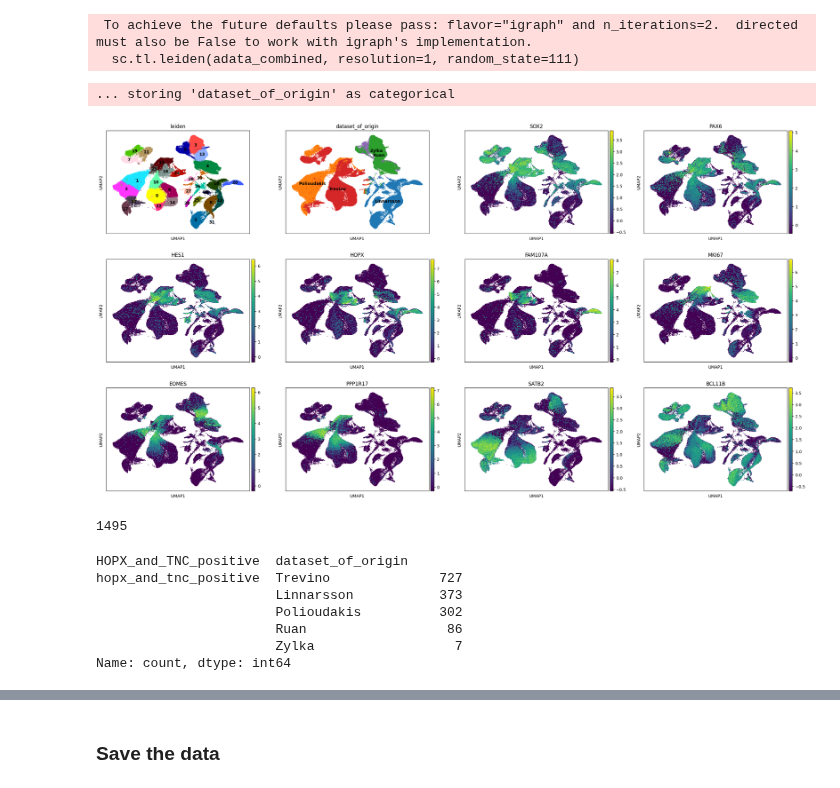
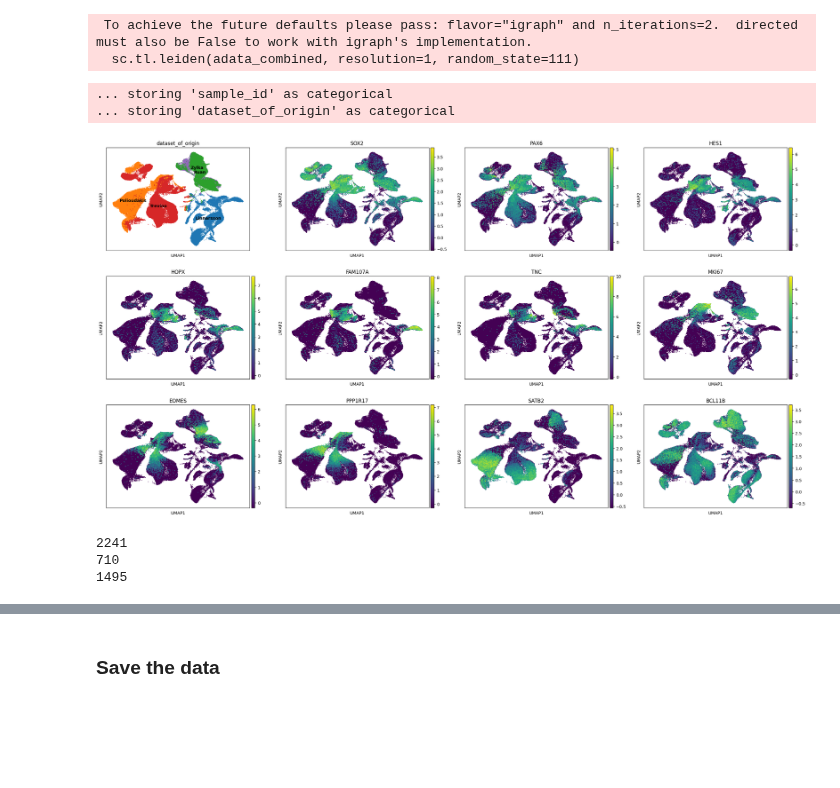
Before and after one commit to KalebicLab/ScDGomics, a Jupyter notebook: notebooks/scdgomics_normalization.ipynb, the cells around one changed output, grey strips where cells are left out. Drawn from its saved outputs; the diff is of its cells as text; code cells hidden in the pictures; blank space fills up the shorter version.

Commit message:
Added sample_id columns. Extracted double and triple positive cells for bRG markers.

```diff
--- a/notebooks/scdgomics_normalization.ipynb
+++ b/notebooks/scdgomics_normalization.ipynb
@@ -43,6 +43,12 @@ adata_mm_dge = sc.read_h5ad("/group/kalebic/Nikola/1_single_cell_final/Nikola_fi
 adata_mm_ncx_zylka = sc.read_h5ad("/group/kalebic/Nikola/1_single_cell_final/Nikola_final/final/scdgomics/data_versions/Adata_zylka_mm_ncx_raw.h5ad")
 # Load the Ruan raw counts
 adata_mm_ncx_ruan = sc.read_h5ad("/group/kalebic/Nikola/1_single_cell_final/Nikola_final/final/scdgomics/data_versions/Adata_ruan_mm_ncx_raw.h5ad")
+# %%
+# Add the sample id information
+## adata_hs_ncx dataset already has the sample_id column
+adata_mm_dge.obs['sample_id'] = adata_mm_dge.obs['Sample name (24185 single cells)'].str.split("_").str[:2].str.join("_")
+adata_mm_ncx_zylka.obs['sample_id'] = adata_mm_ncx_zylka.obs['CellID'].str.split("_").str[:1].str.join("_")
+adata_mm_ncx_ruan.obs['sample_id']= adata_mm_ncx_ruan.obs['cellid'].str.split("_").str[:2].str.join("_")
 # %%
 # Modify the var_names of the Ruan dataset
 ## Remove the parentheses, extra quotes and commas
@@ -232,12 +250,13 @@ sc.tl.leiden(adata_combined, resolution=1, random_state=111)
   sc.tl.leiden(adata_combined, resolution=1, random_state=111)
 # %%
 # Plot the UMAPs
-sc.pl.umap(adata_combined, color=['leiden', "dataset_of_origin", 'SOX2', 'PAX6', 'HES1', 'HOPX', 'FAM107A', 'MKI67', 'EOMES', 'PPP1R17', 'SATB2', 'BCL11B'],legend_loc="on data", show=False, size = 10)
+sc.pl.umap(adata_combined, color=["dataset_of_origin", 'SOX2', 'PAX6', 'HES1', 'HOPX', 'FAM107A', 'TNC', 'MKI67', 'EOMES', 'PPP1R17', 'SATB2', 'BCL11B'],legend_loc="on data", show=False, size = 10)
 plt.savefig('/group/kalebic/Nikola/1_single_cell_final/Nikola_final/final/scdgomics/plots/processing/Adata_concatenated_marker_genes.png', dpi = 300, bbox_inches = 'tight')
 plt.show()
 # %% [output]
+... storing 'sample_id' as categorical
 ... storing 'dataset_of_origin' as categorical
-[figure, old version]
+[figure, new version]
 # %%
 # Create the df with the expression values of genes of interest
 key_genes_dict = pd.DataFrame({
@@ -280,16 +299,24 @@ tnc_col[[0]].apply(robust.mad)
 
 tnc_positive = key_genes_dict[key_genes_dict['TNC'] > tnc_col[[0]].apply(robust.mad)[0]*2]
 tnc_positive_index = tnc_positive['index']
-# %%
-# Find double/triple positive cells
-## HOPX+ TNC+
-tnc_positive_index_series = pd.Index(tnc_positive_index)
-hopx_positive_index_series = pd.Index(hopx_positive_index)
-
-hopx_tnc_positive_indices = tnc_positive_index_series.intersection(hopx_positive_index_series)
-
-print(len(hopx_tnc_positive_indices))
-# %% [output]
-1495
+# %%
+# Identify triple positive cells (HOPX+ FAM107A+ TNC+)
+## Convert to series
+fam107a_positive_index_series = pd.Index(fam107a_positive_index)
+hopx_positive_index_series = pd.Index(hopx_positive_index)
+tnc_positive_index_series = pd.Index(tnc_positive_index)
+## Extract indices of FAM107A/HOPX positive cells
+fam107a_hopx_positive_indices = fam107a_positive_index_series.intersection(hopx_positive_index_series)
+print(len(fam107a_hopx_positive_indices))
+# Extract indices of FAM107A/HOPX/TNC positive cells
+fam107a_hopx_tnc_positive_indices = fam107a_hopx_positive_indices.intersection(tnc_positive_index_series)
+print(len(fam107a_hopx_tnc_positive_indices))
+# Extract indices of HOPX/TNC positive cells
+hopx_tnc_positive_indices = hopx_positive_index_series.intersection(tnc_positive_index_series)
+print(len(hopx_tnc_positive_indices))
+# %% [output]
+2241
+710
+1495
 # %%
 # Map the HOPX+/FAM107A+/TNC+ cells back to the original anndata
@@ -304,13 +335,11 @@ adata_combined.obs.loc[hopx_tnc_positive_indices, 'HOPX_and_TNC_positive'] = 'ho
 # Group by the dataset_of_origin
 ### Individual marker genes
 #adata_combined.obs.groupby('HOPX_or_FAM107A_or_TNC_positive')['dataset_of_origin'].value_counts()
-### HOPX+ TNC+ combined
-adata_combined.obs.groupby('HOPX_and_TNC_positive')['dataset_of_origin'].value_counts()
+
+### HOPX/TNC combined
+hopx_tnc_positive_df = pd.DataFrame(adata_combined.obs.groupby('HOPX_and_TNC_positive')['dataset_of_origin'].value_counts())
+hopx_tnc_positive_df = hopx_tnc_positive_df.reset_index()
+
+### FAM107A/HOPX/TNC combined
+fam107a_hopx_tnc_positive_df = pd.DataFrame(adata_combined.obs.groupby('FAM107A_and_HOPX_and_TNC_positive')['dataset_of_origin'].value_counts())
+fam107a_hopx_tnc_positive_df = fam107a_hopx_tnc_positive_df.reset_index()
-# %% [output]
-HOPX_and_TNC_positive  dataset_of_origin
-hopx_and_tnc_positive  Trevino              727
-                       Linnarsson           373
-                       Polioudakis          302
-                       Ruan                  86
-                       Zylka                  7
-Name: count, dtype: int64
```
Also changed, not shown: parts of 9 cells of this notebook.
